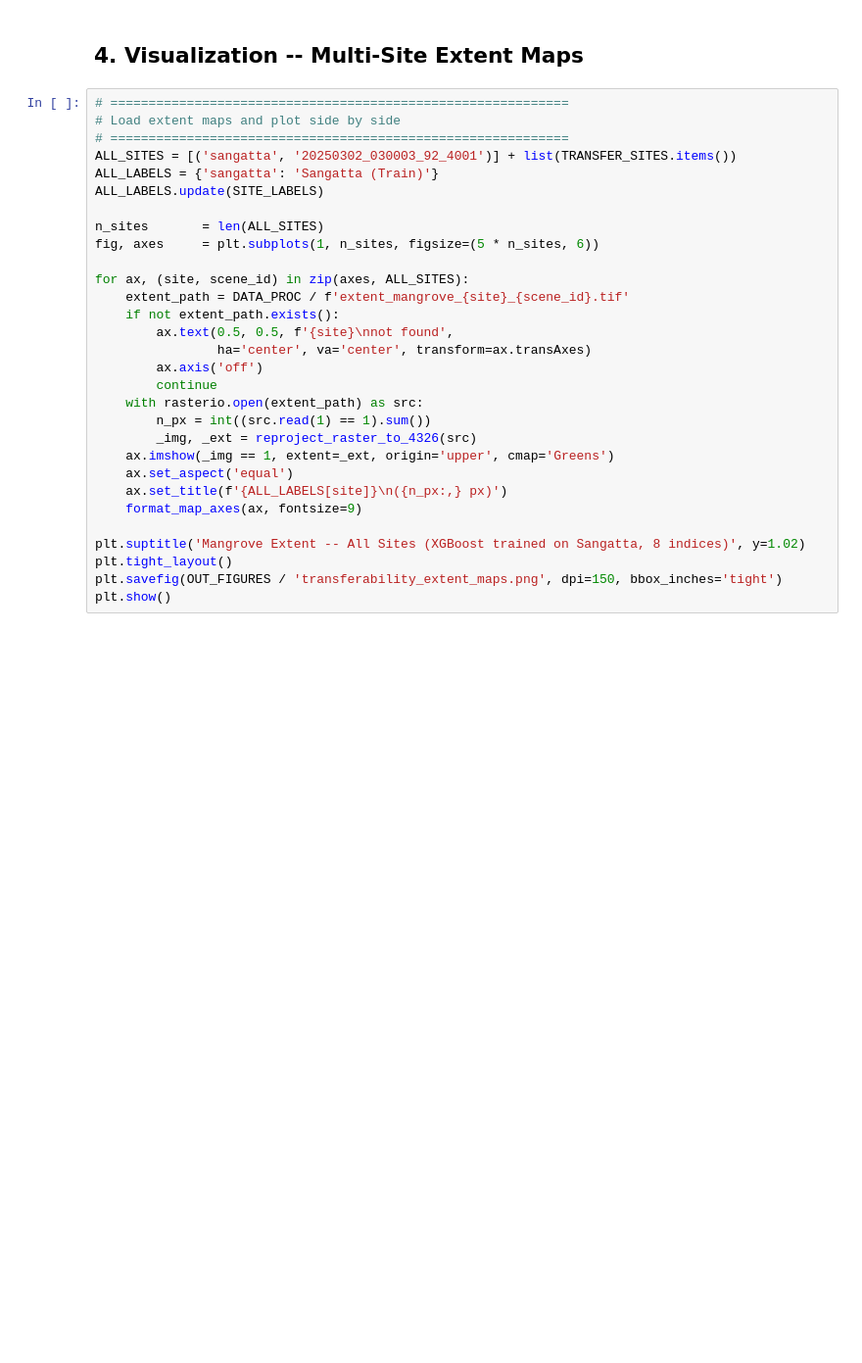
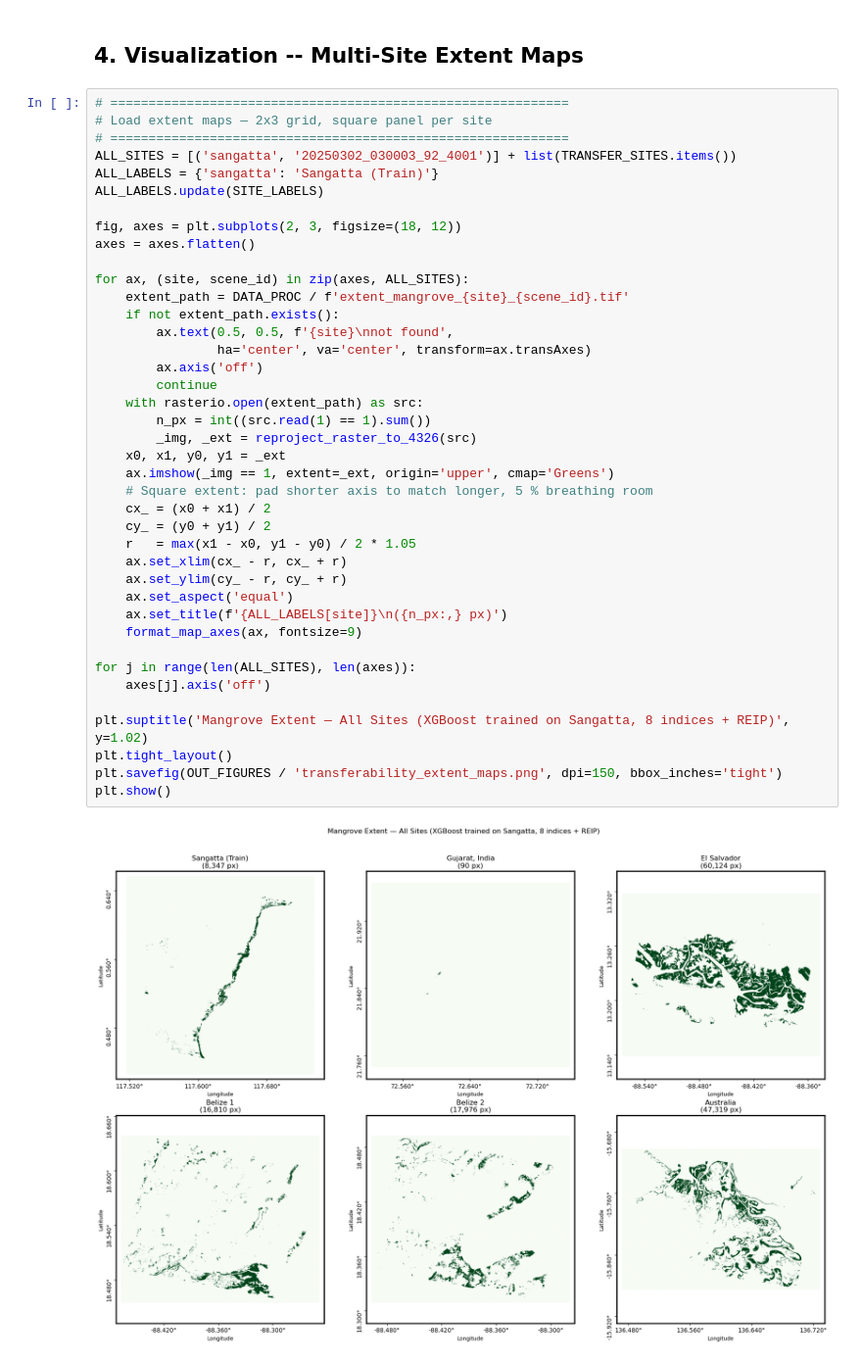
Before and after one commit to mwahyur46/tanager-mangrove-mapping, a Jupyter notebook: notebooks/03_transferability.ipynb, the cells around one changed output. Shown at 98% size. Cells and saved outputs as stored; diff of their text form; blank space fills up the shorter version.

```diff
--- a/notebooks/03_transferability.ipynb
+++ b/notebooks/03_transferability.ipynb
@@ -194,31 +292,43 @@ print('\n  Saved : transferability_accuracy_comparison.csv')
 ## 4. Visualization -- Multi-Site Extent Maps
 # %%
 # ============================================================
-# Load extent maps and plot side by side
+# Load extent maps — 2x3 grid, square panel per site
 # ============================================================
 ALL_SITES = [('sangatta', '20250302_030003_92_4001')] + list(TRANSFER_SITES.items())
 ALL_LABELS = {'sangatta': 'Sangatta (Train)'}
 ALL_LABELS.update(SITE_LABELS)
 
-n_sites       = len(ALL_SITES)
-fig, axes     = plt.subplots(1, n_sites, figsize=(5 * n_sites, 6))
+fig, axes = plt.subplots(2, 3, figsize=(18, 12))
+axes = axes.flatten()
 
 for ax, (site, scene_id) in zip(axes, ALL_SITES):
     extent_path = DATA_PROC / f'extent_mangrove_{site}_{scene_id}.tif'
     if not extent_path.exists():
         ax.text(0.5, 0.5, f'{site}\nnot found',
                 ha='center', va='center', transform=ax.transAxes)
         ax.axis('off')
         continue
     with rasterio.open(extent_path) as src:
         n_px = int((src.read(1) == 1).sum())
         _img, _ext = reproject_raster_to_4326(src)
+    x0, x1, y0, y1 = _ext
     ax.imshow(_img == 1, extent=_ext, origin='upper', cmap='Greens')
+    # Square extent: pad shorter axis to match longer, 5 % breathing room
+    cx_ = (x0 + x1) / 2
+    cy_ = (y0 + y1) / 2
+    r   = max(x1 - x0, y1 - y0) / 2 * 1.05
+    ax.set_xlim(cx_ - r, cx_ + r)
+    ax.set_ylim(cy_ - r, cy_ + r)
     ax.set_aspect('equal')
     ax.set_title(f'{ALL_LABELS[site]}\n({n_px:,} px)')
     format_map_axes(ax, fontsize=9)
 
-plt.suptitle('Mangrove Extent -- All Sites (XGBoost trained on Sangatta, 8 indices)', y=1.02)
+for j in range(len(ALL_SITES), len(axes)):
+    axes[j].axis('off')
+
+plt.suptitle('Mangrove Extent — All Sites (XGBoost trained on Sangatta, 8 indices + REIP)', y=1.02)
 plt.tight_layout()
 plt.savefig(OUT_FIGURES / 'transferability_extent_maps.png', dpi=150, bbox_inches='tight')
 plt.show()
+# %% [output]
+[figure, added]
```
Also changed, not shown: parts of 12 cells of this notebook, 11 other files.
